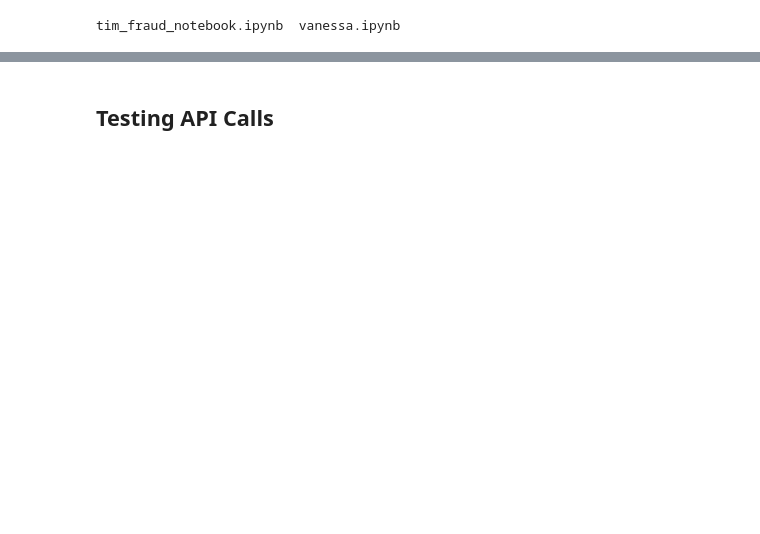
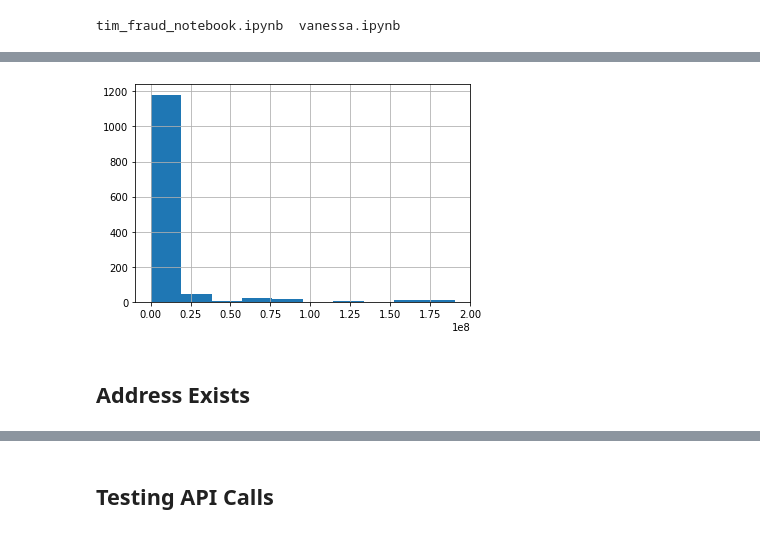
Before and after one commit to vanessapolliard/fraud-case-study, a Jupyter notebook: notebooks/vanessa.ipynb, the cells around one changed output, grey strips where cells are left out. Saved outputs shown, nothing was run; the diff lists cells and outputs as text; code cells hidden in the pictures; blank space fills up the shorter version.

```diff
--- a/notebooks/vanessa.ipynb
+++ b/notebooks/vanessa.ipynb
@@ -46,0 +163,6 @@ df['delivery_method'].value_counts()
+# %%
+df[df['Fraud'] == True].account_length.hist();
+# %% [output]
+[figure, added]
+# %% [markdown]
+## Address Exists
```
Also changed, not shown: parts of 70 cells of this notebook, 1 other file.
